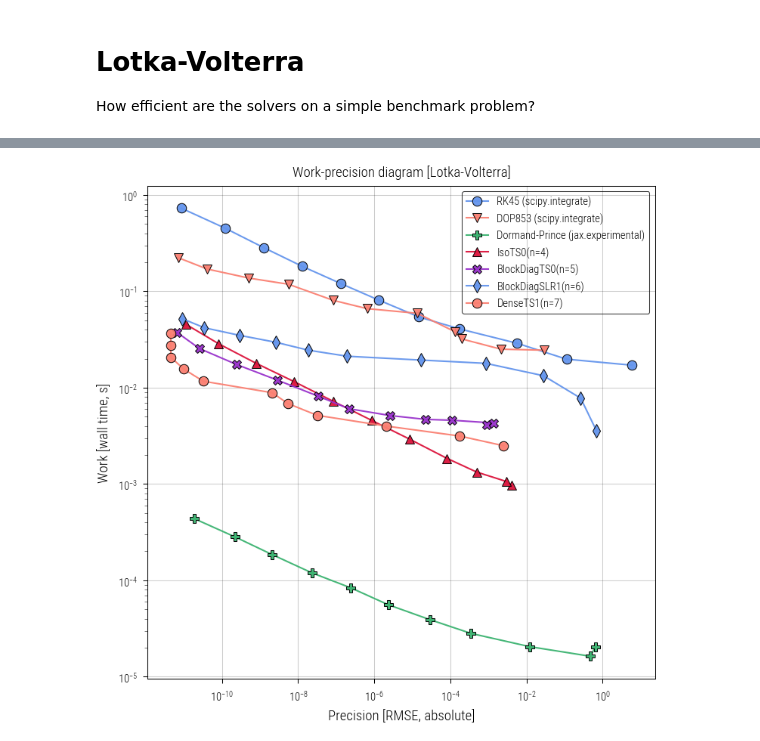
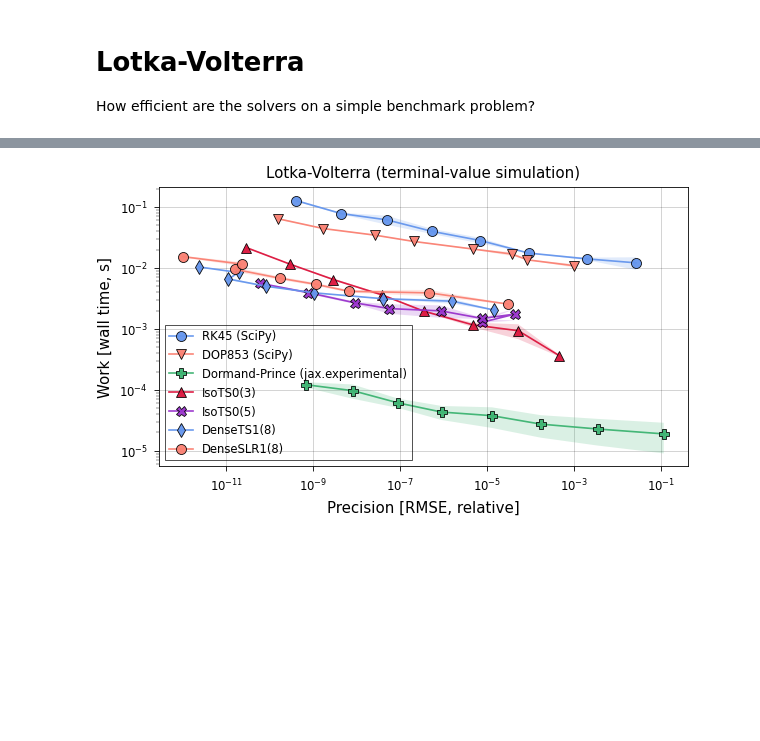
Before and after one commit to pnkraemer/probdiffeq, a Jupyter notebook: docs/benchmarks/nonstiff_multiple_frameworks.ipynb, the cells around one changed output, grey strips where cells are left out. Cells and saved outputs as stored; diff of their text form; code cells hidden in the pictures; blank space fills up the shorter version.

Commit message:
Benchmark refactor (#429)
* Extracted some WP functionality from notebooks

* Refactored probdiffeq-only benchmark

* Updated external benchmarks

* Reference solution plot

```diff
--- a/docs/benchmarks/nonstiff_multiple_frameworks.ipynb
+++ b/docs/benchmarks/nonstiff_multiple_frameworks.ipynb
@@ -175,8 +148,3 @@ solve_fns = [
 ]
 # %%
-%%time
-tolerances = [1e-2, 1e-3, 1e-4, 1e-5, 1e-6, 1e-7, 1e-8, 1e-9, 1e-10, 1e-11, 1e-12]
-
-results = benchmark.workprecision_make(
-    solve_fns=solve_fns, number=1, repeat=3, tols=tolerances
-)
+results = workprecision.create(problem=problem_config, methods=methods)
@@ -186,10 +151,8 @@ Wall time: 25.8 s
 # %%
-fig, ax = plt.subplots(figsize=(5, 5))
-
-fig, ax = benchmark.workprecision_plot(
-    results=results, fig=fig, ax=ax, ode_name=ODE_NAME
+fig, ax = plt.subplots(figsize=(5, 3))
+fig, ax = workprecision.plot(
+    results=results, fig=fig, ax=ax, title=problem_config.label
 )
-
 plt.show()
 # %% [output]
-[figure, old version]
+[figure, new version]
```
Also changed, not shown: parts of 8 cells of this notebook, 6 other files.
